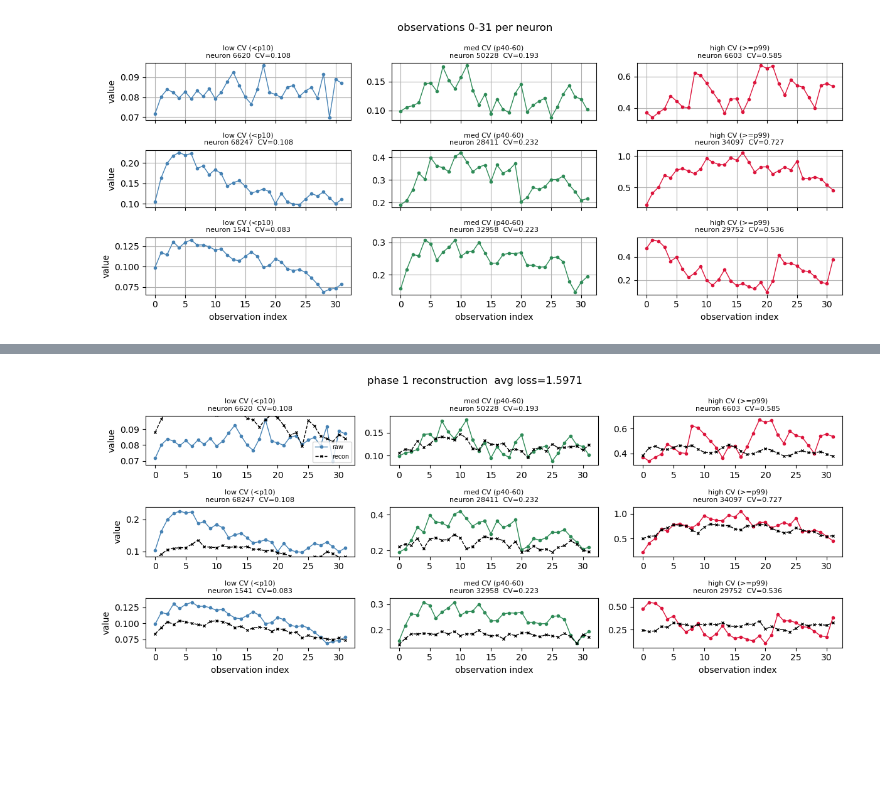
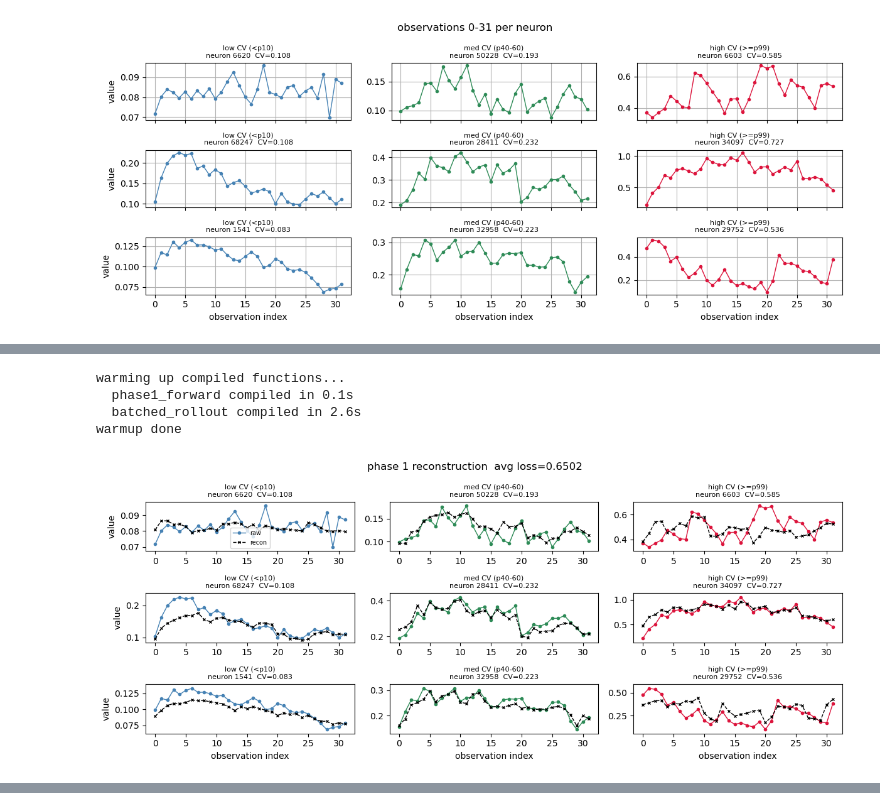
Before and after one commit to saalfeldlab/NeuralGraph, a Jupyter notebook: src/LatentEvolution/binary_state_em.ipynb, the cells around one changed output, grey strips where cells are left out. Saved outputs shown, nothing was run; the diff lists cells and outputs as text; code cells hidden in the pictures; blank space fills up the shorter version.

```diff
--- a/src/LatentEvolution/binary_state_em.ipynb
+++ b/src/LatentEvolution/binary_state_em.ipynb
@@ -352,11 +351,11 @@ W_dec shape: torch.Size([71721, 64])  singular values: [2139.36572265625, 409.69
 # %%
 # --- two-phase training ---
-LR_PHASE1  = 1e-3
+LR_PHASE1  = 1e-4
 LR_PHASE2  = 1e-3
 ROLLOUT    = 100
 BATCH_SIZE = 32   # for phase 2
-N_PHASE1_EPOCHS = 10
-N_PHASE2_EPOCHS = 1
+
+
 TV_WEIGHT  = 0.1  # smoothness regularization on z_bank
 T = int(obs_times.max().item()) + 1
 
@@ -369,6 +368,55 @@ with torch.no_grad():
     last_linear = [m for m in evolver.modules() if isinstance(m, nn.Linear)][-1]
     last_linear.weight.zero_()
     last_linear.bias.zero_()
+
+# compiled functions for speedup
+@torch.compile(mode="reduce-overhead")
+def phase1_forward(z_bank, w_times_k, W_dec, b_dec):
+    """phase 1: index z_bank and decode."""
+    z_at_obs = z_bank[w_times_k]
+    x_pred = (z_at_obs * W_dec.unsqueeze(1)).sum(-1) + b_dec.unsqueeze(1)
+    return x_pred
+
+@torch.compile(mode="reduce-overhead")
+def batched_rollout(z_start, steps):
+    """phase 2: batched rollout through evolver."""
+    zs = [z_start]
+    z = z_start
+    for _ in range(steps - 1):
+        z = z + evolver(z)
+        zs.append(z)
+    return torch.stack(zs, dim=0)
+# %%
+# warmup compiled functions
+import time
+
+print("warming up compiled functions...")
+
+# dummy inputs matching real shapes
+dummy_times = torch.randint(0, T, (N, WINDOW), device=device)
+dummy_z_start = torch.randn(BATCH_SIZE, L_DIM, device=device)
+
+# phase1_forward warmup
+t0 = time.perf_counter()
+_ = phase1_forward(z_bank, dummy_times, W_dec, b_dec)
+torch.cuda.synchronize()
+print(f"  phase1_forward compiled in {time.perf_counter() - t0:.1f}s")
+
+# batched_rollout warmup
+t0 = time.perf_counter()
+_ = batched_rollout(dummy_z_start, ROLLOUT)
+torch.cuda.synchronize()
+print(f"  batched_rollout compiled in {time.perf_counter() - t0:.1f}s")
+
+print("warmup done")
+# %% [output]
+warming up compiled functions...
+  phase1_forward compiled in 0.1s
+  batched_rollout compiled in 2.6s
+warmup done
+# %%
+N_PHASE1_EPOCHS = 200
+N_PHASE2_EPOCHS = 10
 # %%
 
 num_windows_per_epoch = obs_vals.shape[1] // WINDOW
@@ -380,36 +428,38 @@ opt1 = torch.optim.Adam(
 )
 p1_losses = []
 for epoch in range(N_PHASE1_EPOCHS):
     for k in range(num_windows_per_epoch):
         w_vals_k  = obs_vals[:, k * WINDOW:(k + 1) * WINDOW].to(device)         # (N, WINDOW)
         w_times_k = obs_times[:, k * WINDOW:(k + 1) * WINDOW].long().to(device)  # (N, WINDOW)
 
-        z_at_obs = z_bank[w_times_k]                                             # (N, WINDOW, L_DIM)
-        x_pred   = (z_at_obs * W_dec.unsqueeze(1)).sum(-1) + b_dec.unsqueeze(1)  # (N, WINDOW)
+        x_pred = phase1_forward(z_bank, w_times_k, W_dec, b_dec)                 # (N, WINDOW)
 
         # normalize by per-neuron within-window std; skip constant neurons
         std_k = w_vals_k.std(dim=1)                                              # (N,)
         valid = std_k > 1e-3
         if not valid.any():
             continue
         recon_loss = (((x_pred[valid] - w_vals_k[valid]) / std_k[valid].unsqueeze(1)) ** 2).mean()
 
         # tv regularization: penalize large jumps between adjacent time bins
         tv_loss = ((z_bank[1:] - z_bank[:-1]) ** 2).mean()
 
-        loss = recon_loss + TV_WEIGHT * tv_loss
+        loss = recon_loss #+ TV_WEIGHT * tv_loss
 
         opt1.zero_grad()
         loss.backward()
         opt1.step()
-        p1_losses.append(loss.item())
+        p1_losses.append(recon_loss.item())
 
 
     avg = sum(p1_losses[-num_windows_per_epoch:]) / max(len(p1_losses[-num_windows_per_epoch:]), 1)
-    clear_output(wait=True)
+
     print(f"  epoch {epoch+1}/{N_PHASE1_EPOCHS}  avg loss={avg:.4f}")
-    plot_reconstruction(title=f'phase 1 reconstruction  avg loss={sum(p1_losses)/len(p1_losses):.4f}')
+    if epoch % 5 == 0:
+        clear_output(wait=True)
+        plot_reconstruction(title=f'phase 1 reconstruction  avg loss={sum(p1_losses)/len(p1_losses):.4f}')
 
 
 print(f"phase 1 done  avg loss={sum(p1_losses)/len(p1_losses):.4f}")
 # %% [output]
+[figure, new version]
@@ -417 +470,0 @@ print(f"phase 1 done  avg loss={sum(p1_losses)/len(p1_losses):.4f}")
-[figure, old version]
```
Also changed, not shown: parts of 26 cells of this notebook.
